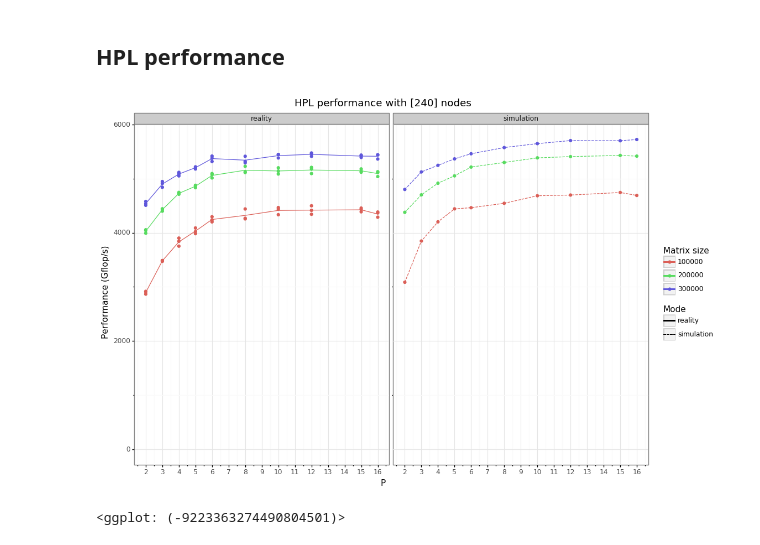
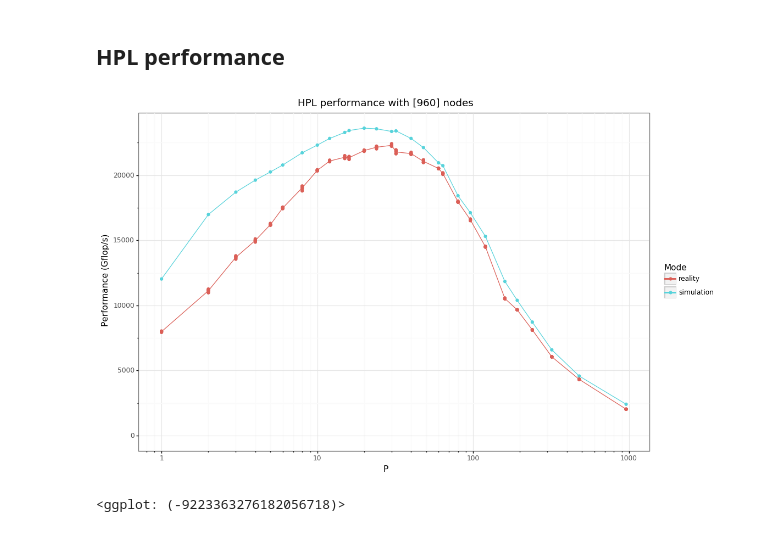
Before and after one commit to Ezibenroc/calibration_analysis, a Jupyter notebook: dahu/smpi_hpl/simple_geometry.ipynb, the cells around one changed output. Drawn from its saved outputs; the diff is of its cells as text; code cells hidden in the pictures.

Commit message:
HPL validation for the geometry

```diff
--- a/dahu/smpi_hpl/simple_geometry.ipynb
+++ b/dahu/smpi_hpl/simple_geometry.ipynb
@@ -48,10 +48,10 @@ def read_sim_result(name):
     result['dgemm_file'] = dgemm_file[0]
     return result
 
-simulation_dir = ['geometry/12/']
+simulation_dir = ['geometry/13/']
 simulation_files = [os.path.join(simdir, f) for simdir in simulation_dir for f in os.listdir(simdir) if f.endswith('.zip')]
 
-reality_dir = ['../hpl/geometry/3']
+reality_dir = ['../hpl/geometry/4']
 reality_files = [os.path.join(realdir, f) for realdir in reality_dir for f in os.listdir(realdir) if f.endswith('.zip')]
 
 dfreal = pandas.concat([read_result(a) for a in reality_files])
@@ -256,17 +265,15 @@ switch(get_cpuid()) {
 # %%
 df['group'] = df['dgemm_file'].astype(str) + ':' + df['matrix_size'].astype(str) + ':' + df['mode']
 (ggplot(df)
-    + aes(x='proc_p', y='gflops', color='factor(matrix_size)', group='group', linetype='mode')
-#    + geom_text(aes(label='geometry'), position=position_nudge(y=200))
+    + aes(x='proc_p', y='gflops', color='mode', group='group')
     + stat_summary(geom='line')
     + geom_point()
     + theme_bw()
-    + labs(x='P', y='Performance (Gflop/s)', color='Matrix size', linetype='Mode')
+    + labs(x='P', y='Performance (Gflop/s)', color='Mode')
     + expand_limits(y=0)
-    + scale_x_continuous(breaks=range(df['proc_p'].min(), df['proc_p'].max()+1))
+    + scale_x_log10()
     + ggtitle(f'HPL performance with {df["nb_nodes"].unique()} nodes')
-    + facet_wrap('mode')
 )
 # %% [output]
-[figure, old version]
+[figure, new version]
-<ggplot: (-9223363274490804501)>
+<ggplot: (-9223363276182056718)>
```
Also changed, not shown: parts of 9 cells of this notebook, 14 other files.
